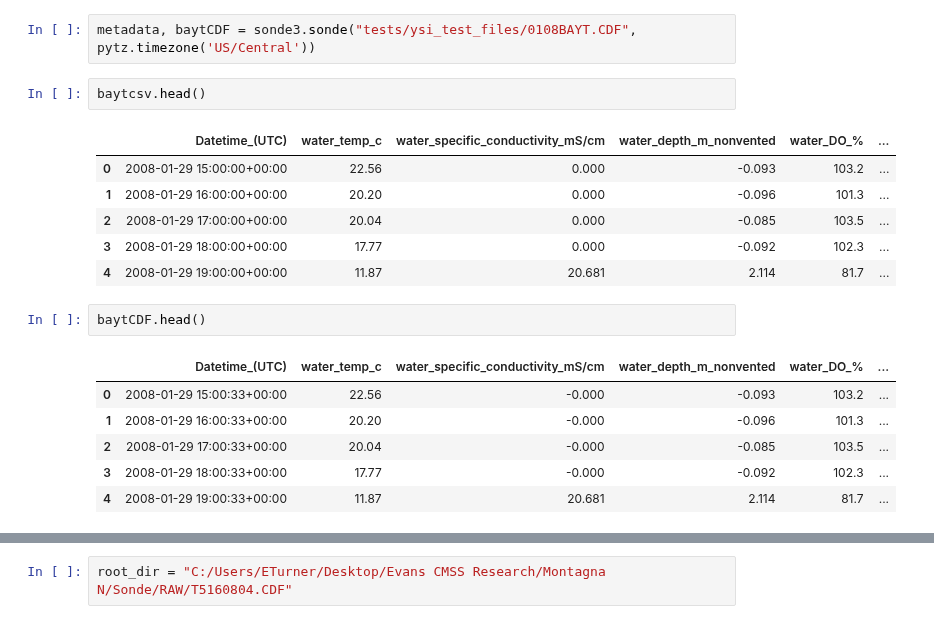
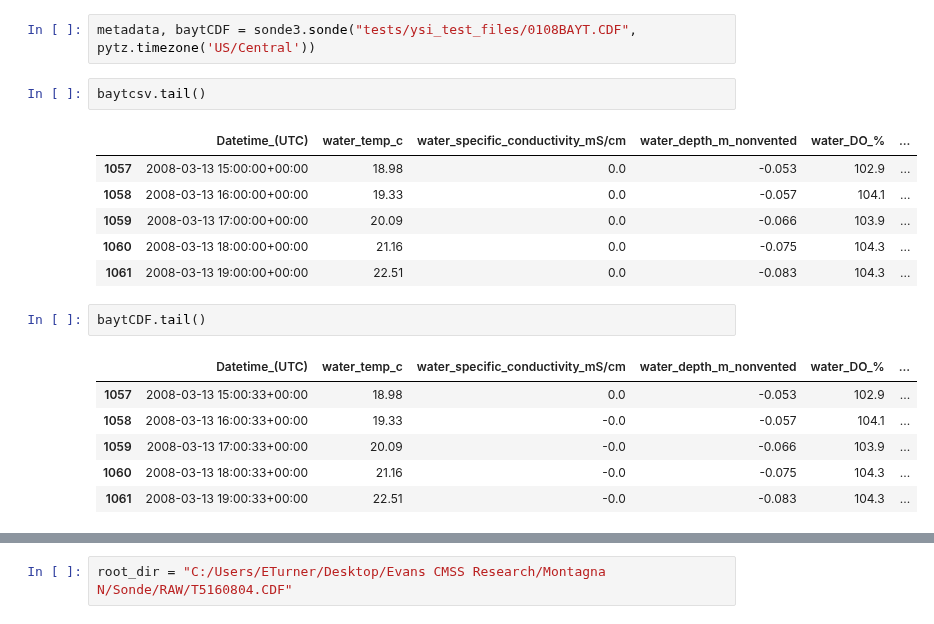
Before and after one commit to kimia-karimi/sonde3, a Jupyter notebook: index.ipynb, the cells around one changed output, grey strips where cells are left out. Cells and saved outputs as stored; diff of their text form.

```diff
--- a/index.ipynb
+++ b/index.ipynb
@@ -242,21 +242,21 @@ metadata, baytdat = sonde3.sonde("tests/ysi_test_files/0108BAYT.dat", pytz.timez
 # %%
 metadata, baytCDF = sonde3.sonde("tests/ysi_test_files/0108BAYT.CDF", pytz.timezone('US/Central'))
 # %%
-baytcsv.head()
+baytcsv.tail()
 # %% [output]
 |  | Datetime_(UTC) | water_temp_c | water_specific_conductivity_mS/cm | water_depth_m_nonvented | water_DO_% | ... |
-| 0 | 2008-01-29 15:00:00+00:00 | 22.56 | 0.000 | -0.093 | 103.2 | ... |
-| 1 | 2008-01-29 16:00:00+00:00 | 20.20 | 0.000 | -0.096 | 101.3 | ... |
-| 2 | 2008-01-29 17:00:00+00:00 | 20.04 | 0.000 | -0.085 | 103.5 | ... |
-| 3 | 2008-01-29 18:00:00+00:00 | 17.77 | 0.000 | -0.092 | 102.3 | ... |
-| 4 | 2008-01-29 19:00:00+00:00 | 11.87 | 20.681 | 2.114 | 81.7 | ... |
+| 1057 | 2008-03-13 15:00:00+00:00 | 18.98 | 0.0 | -0.053 | 102.9 | ... |
+| 1058 | 2008-03-13 16:00:00+00:00 | 19.33 | 0.0 | -0.057 | 104.1 | ... |
+| 1059 | 2008-03-13 17:00:00+00:00 | 20.09 | 0.0 | -0.066 | 103.9 | ... |
+| 1060 | 2008-03-13 18:00:00+00:00 | 21.16 | 0.0 | -0.075 | 104.3 | ... |
+| 1061 | 2008-03-13 19:00:00+00:00 | 22.51 | 0.0 | -0.083 | 104.3 | ... |
 # %%
-baytCDF.head()
+baytCDF.tail()
 # %% [output]
 |  | Datetime_(UTC) | water_temp_c | water_specific_conductivity_mS/cm | water_depth_m_nonvented | water_DO_% | ... |
-| 0 | 2008-01-29 15:00:33+00:00 | 22.56 | -0.000 | -0.093 | 103.2 | ... |
-| 1 | 2008-01-29 16:00:33+00:00 | 20.20 | -0.000 | -0.096 | 101.3 | ... |
-| 2 | 2008-01-29 17:00:33+00:00 | 20.04 | -0.000 | -0.085 | 103.5 | ... |
-| 3 | 2008-01-29 18:00:33+00:00 | 17.77 | -0.000 | -0.092 | 102.3 | ... |
-| 4 | 2008-01-29 19:00:33+00:00 | 11.87 | 20.681 | 2.114 | 81.7 | ... |
+| 1057 | 2008-03-13 15:00:33+00:00 | 18.98 | 0.0 | -0.053 | 102.9 | ... |
+| 1058 | 2008-03-13 16:00:33+00:00 | 19.33 | -0.0 | -0.057 | 104.1 | ... |
+| 1059 | 2008-03-13 17:00:33+00:00 | 20.09 | -0.0 | -0.066 | 103.9 | ... |
+| 1060 | 2008-03-13 18:00:33+00:00 | 21.16 | -0.0 | -0.075 | 104.3 | ... |
+| 1061 | 2008-03-13 19:00:33+00:00 | 22.51 | -0.0 | -0.083 | 104.3 | ... |
 # %%
```
Also changed, not shown: parts of 13 cells of this notebook, 2 other files.
